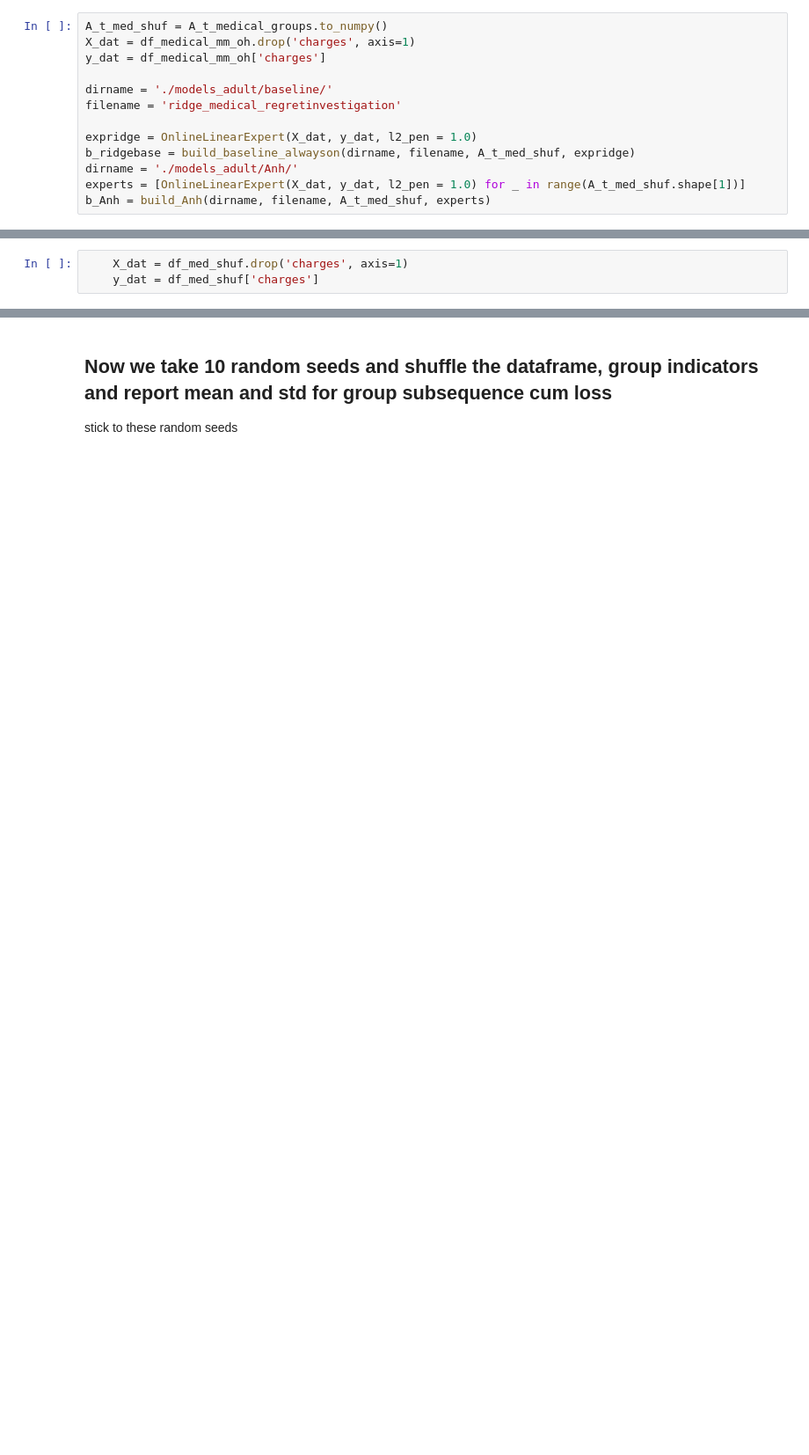
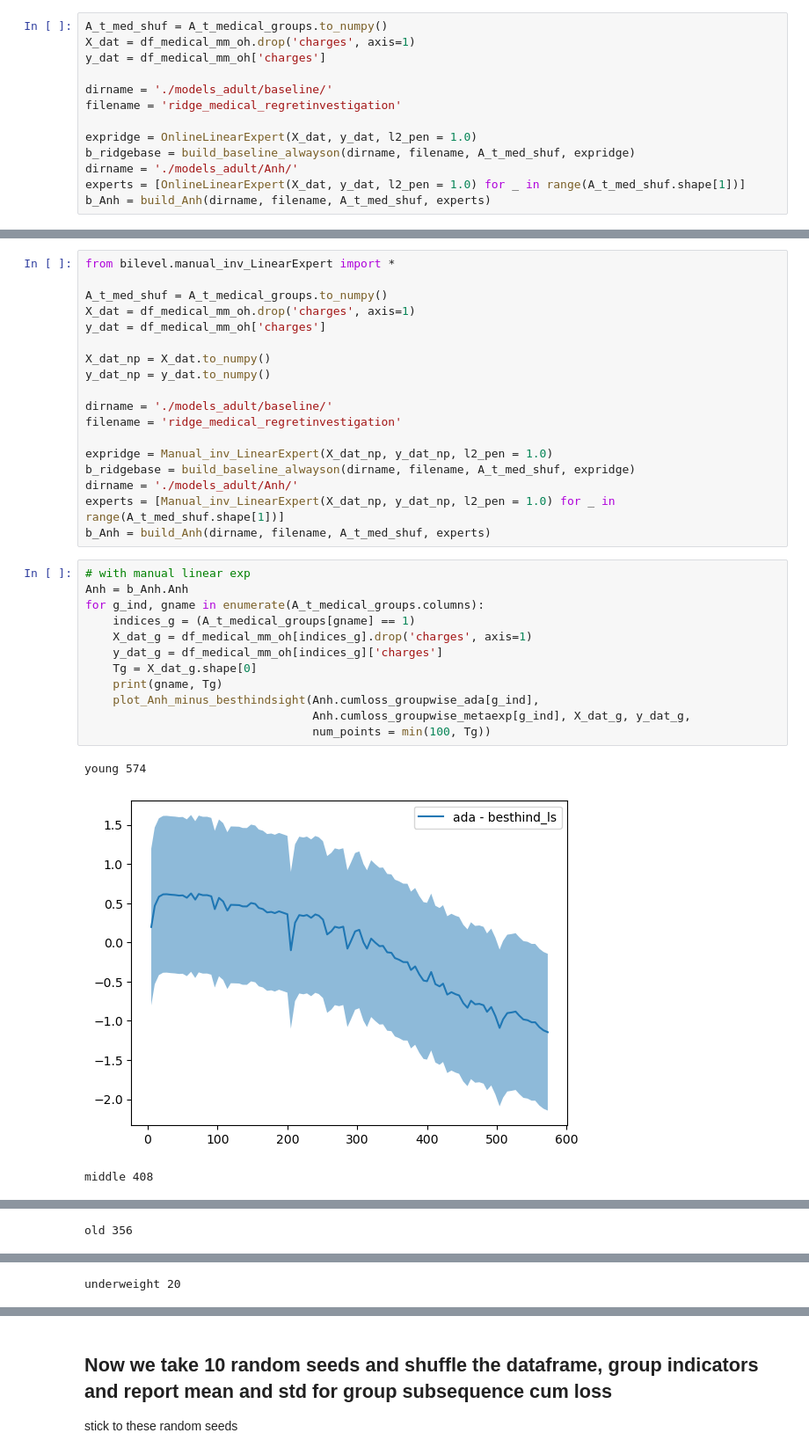
Before and after one commit to krishnacharya/multidecomp, a Jupyter notebook: jupyter_scripts/7insurance_premium.ipynb, the cells around one changed output, grey strips where cells are left out. Shown at 88% size. Cells and saved outputs as stored; diff of their text form; blank space fills up the shorter version.

```diff
--- a/jupyter_scripts/7insurance_premium.ipynb
+++ b/jupyter_scripts/7insurance_premium.ipynb
@@ -493,3 +437,34 @@ underweight 20
-# %%
-    X_dat = df_med_shuf.drop('charges', axis=1)
-    y_dat = df_med_shuf['charges']
+# %%
+from bilevel.manual_inv_LinearExpert import *
+
+A_t_med_shuf = A_t_medical_groups.to_numpy()
+X_dat = df_medical_mm_oh.drop('charges', axis=1)
+y_dat = df_medical_mm_oh['charges']
+
+X_dat_np = X_dat.to_numpy()
+y_dat_np = y_dat.to_numpy()
+
+dirname = './models_adult/baseline/'
+filename = 'ridge_medical_regretinvestigation'
+
+expridge = Manual_inv_LinearExpert(X_dat_np, y_dat_np, l2_pen = 1.0)
+b_ridgebase = build_baseline_alwayson(dirname, filename, A_t_med_shuf, expridge)
+dirname = './models_adult/Anh/'
+experts = [Manual_inv_LinearExpert(X_dat_np, y_dat_np, l2_pen = 1.0) for _ in range(A_t_med_shuf.shape[1])]
+b_Anh = build_Anh(dirname, filename, A_t_med_shuf, experts)
+# %%
+# with manual linear exp
+Anh = b_Anh.Anh
+for g_ind, gname in enumerate(A_t_medical_groups.columns):
+    indices_g = (A_t_medical_groups[gname] == 1)
+    X_dat_g = df_medical_mm_oh[indices_g].drop('charges', axis=1)
+    y_dat_g = df_medical_mm_oh[indices_g]['charges']
+    Tg = X_dat_g.shape[0]
+    print(gname, Tg)
+    plot_Anh_minus_besthindsight(Anh.cumloss_groupwise_ada[g_ind],
+                                 Anh.cumloss_groupwise_metaexp[g_ind], X_dat_g, y_dat_g,
+                                 num_points = min(100, Tg))
+# %% [output]
+young 574
+[figure, added]
+middle 408
@@ -495,0 +472 @@ underweight 20
+old 356
@@ -495,0 +474 @@ underweight 20
+underweight 20
```
Also changed, not shown: parts of 37 cells of this notebook, 5 other files.
